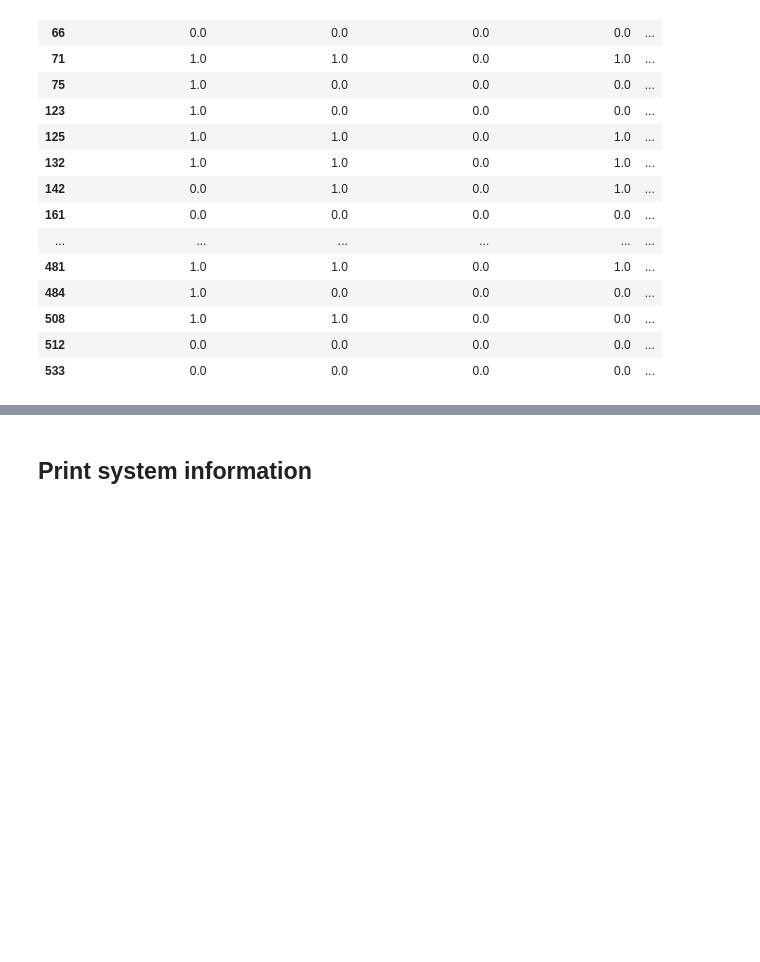
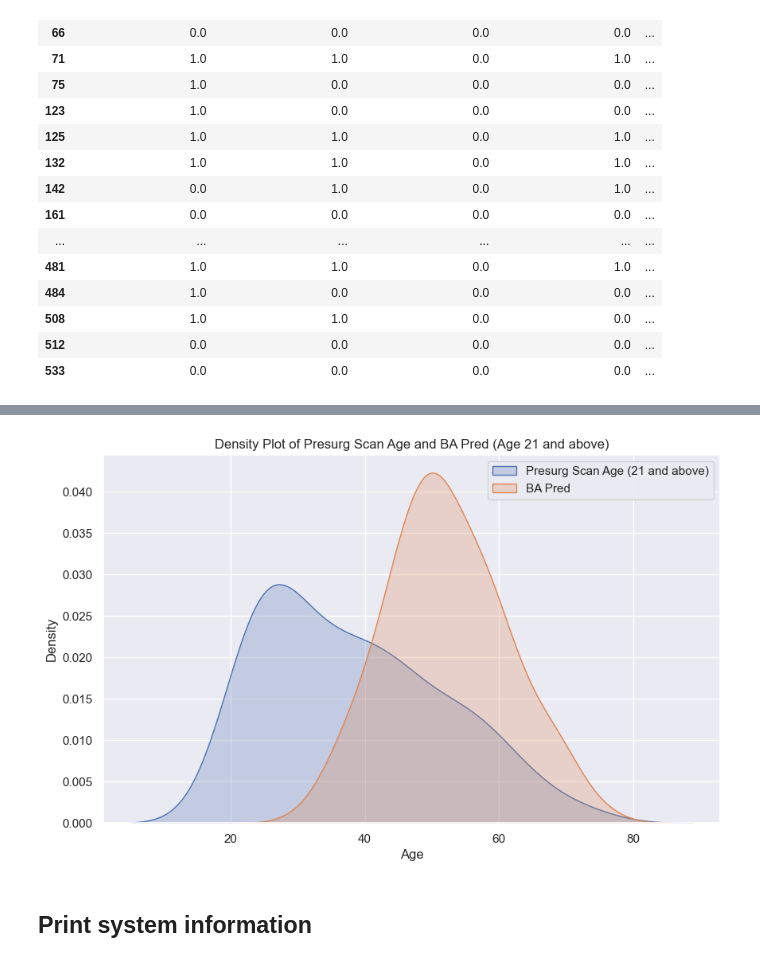
Before and after one commit to AmauryPelzer/Engel-outcome-prediction, a Jupyter notebook: notebooks/1. exploratory/exploratory.ipynb, the cells around one changed output, grey strips where cells are left out. Saved outputs shown, nothing was run; the diff lists cells and outputs as text; code cells hidden in the pictures; blank space fills up the shorter version.

```diff
--- a/notebooks/1. exploratory/exploratory.ipynb
+++ b/notebooks/1. exploratory/exploratory.ipynb
@@ -835,3 +872,31 @@ wide_df[wide_df["epi_icd"]=="G40.109"][["resect_procedure___1", "resect_procedur
+# %%
+import matplotlib.pyplot as plt
+import seaborn as sns
+
+# Subset the dataframe where "BA_pred" is not NA and "presurg_scan_age" is 21 or above
+filtered_df = wide_df.dropna(subset=['BA_pred'])
+filtered_df = filtered_df[filtered_df['presurg_scan_age'] >= 21]
+
+plt.figure(figsize=(10, 6))
+
+# Plotting density for "presurg_scan_age"
+sns.kdeplot(filtered_df['presurg_scan_age'], label='Presurg Scan Age (21 and above)', fill=True)
+
+# Plotting density for "BA_pred"
+sns.kdeplot(filtered_df['BA_pred'], label='BA Pred', fill=True)
+
+# Adding title and labels
+plt.title('Density Plot of Presurg Scan Age and BA Pred (Age 21 and above)')
+plt.xlabel('Age')
+plt.ylabel('Density')
+
+# Adding legend
+plt.legend()
+
+# Display the plot
+plt.show()
+# %% [output]
+[figure, added]
 # %% [markdown]
 ## Print system information
 # %%
```
Also changed, not shown: parts of 11 cells of this notebook.
